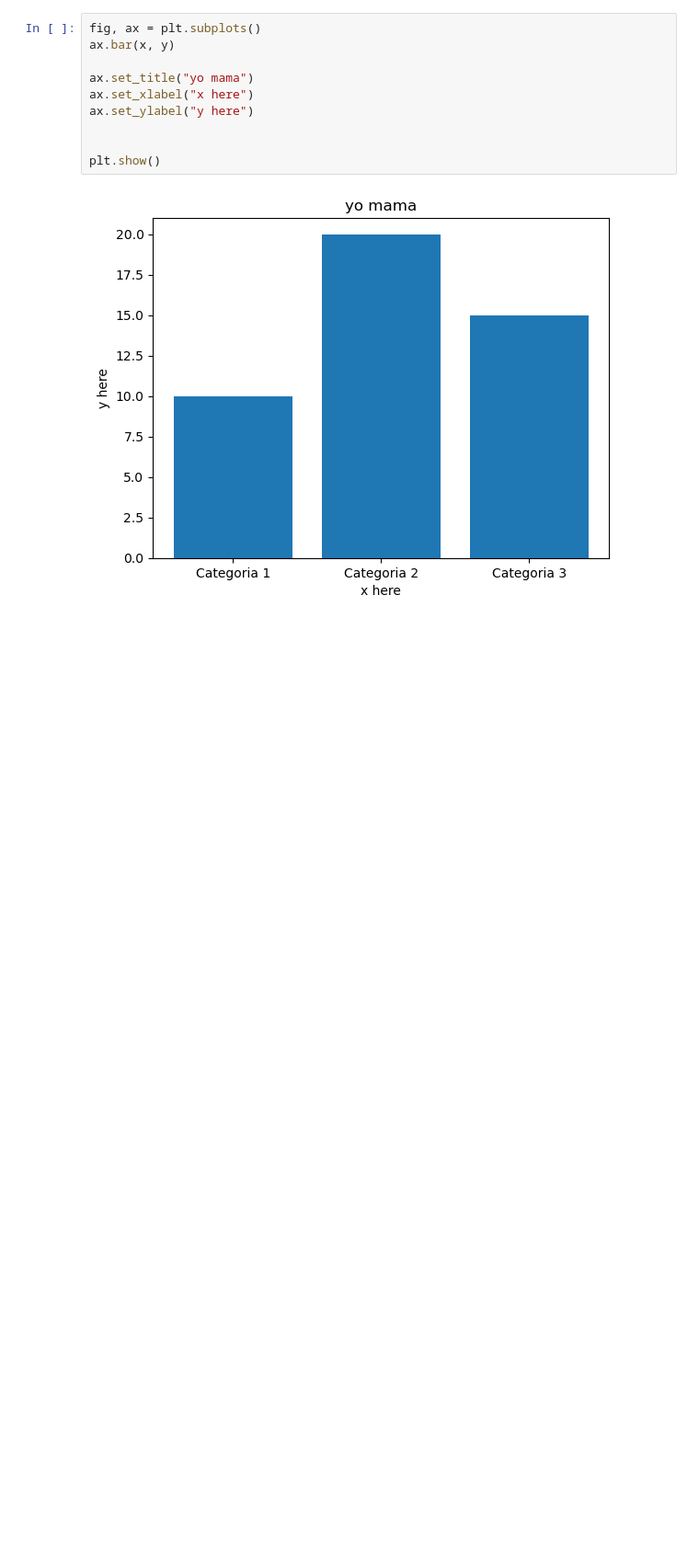
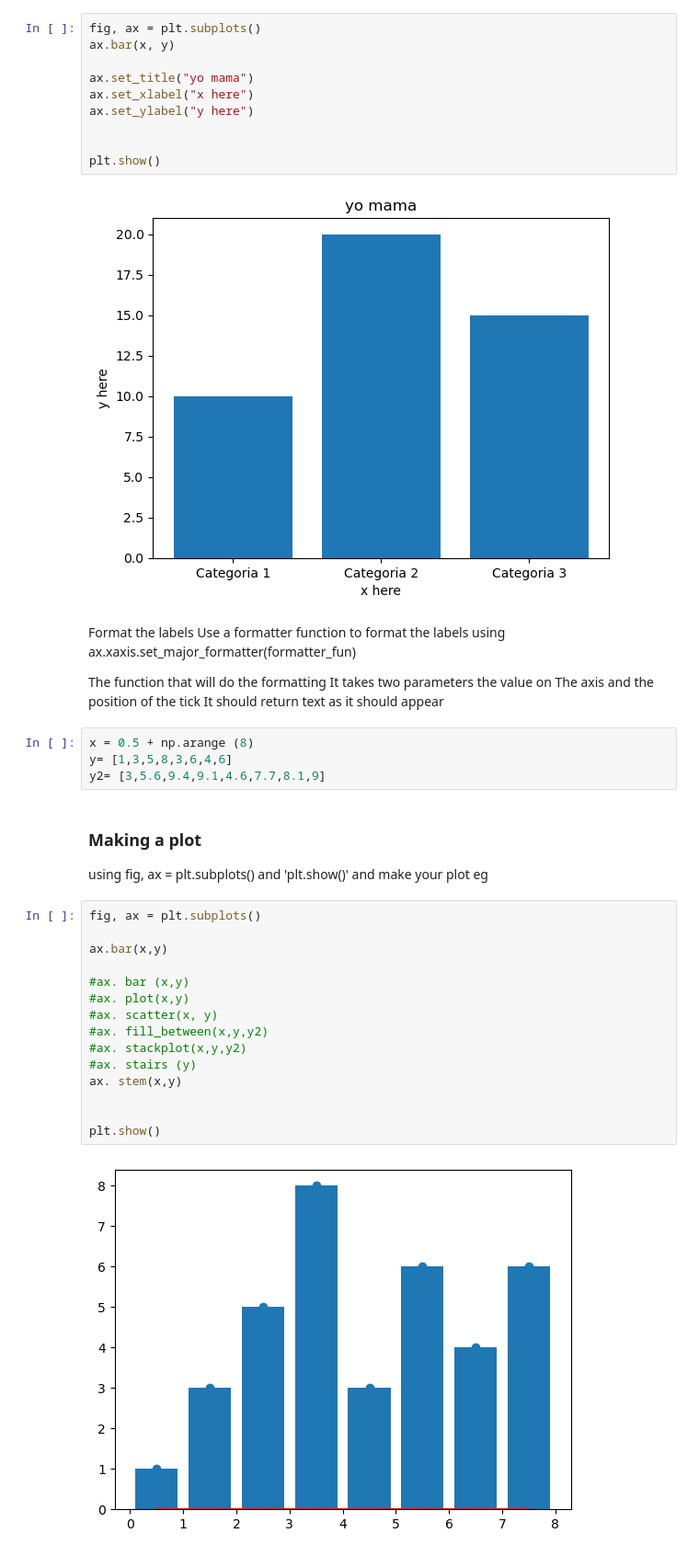
Before and after one commit to GabrielaDomiciano/PFDA, a Jupyter notebook: mywork/week02/matplot.ipynb, the cells around one changed output. Shown at 92% size. Cells and saved outputs as stored; diff of their text form; blank space fills up the shorter version.

```diff
--- a/mywork/week02/matplot.ipynb
+++ b/mywork/week02/matplot.ipynb
@@ -18,3 +18,39 @@ ax.set_ylabel("y here")
 plt.show()
 # %% [output]
 [figure]
+# %% [markdown]
+Format the labels
+Use a formatter function to format the labels using
+ax.xaxis.set_major_formatter(formatter_fun)
+
+The function that will do the formatting
+It takes two parameters the value on The axis and the position of the tick It should return text as it should appear
+# %%
+x = 0.5 + np.arange (8)
+y= [1,3,5,8,3,6,4,6]
+y2= [3,5.6,9.4,9.1,4.6,7.7,8.1,9]
+# %% [markdown]
+### Making a plot
+using
+fig, ax = plt.subplots()
+and
+'plt.show()'
+and make your plot
+eg
+# %%
+fig, ax = plt.subplots()
+
+ax.bar(x,y)
+
+#ax. bar (x,y)
+#ax. plot(x,y)
+#ax. scatter(x, y)
+#ax. fill_between(x,y,y2)
+#ax. stackplot(x,y,y2)
+#ax. stairs (y)
+ax. stem(x,y)
+
+
+plt.show()
+# %% [output]
+[figure, added]
```
Also changed, not shown: parts of 9 cells of this notebook.
